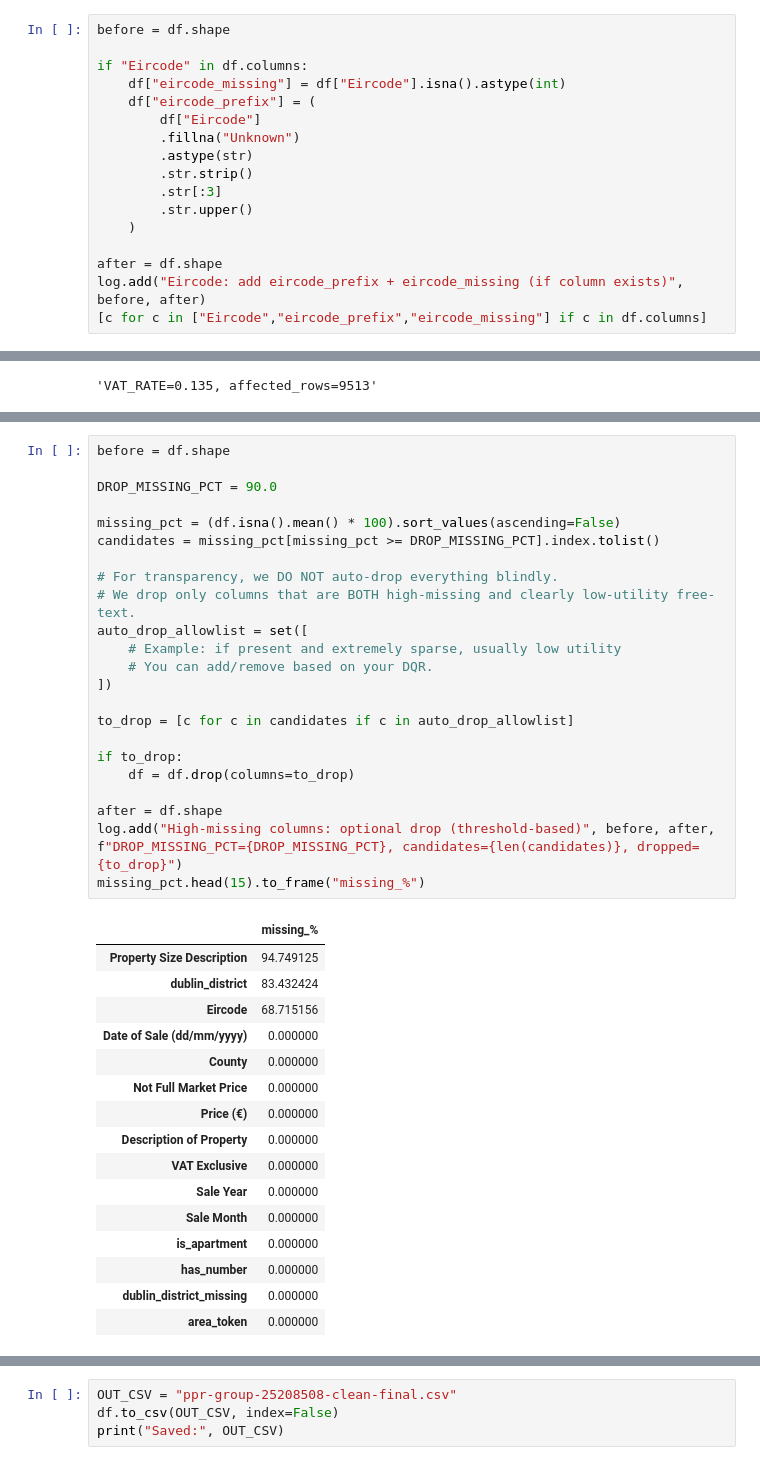
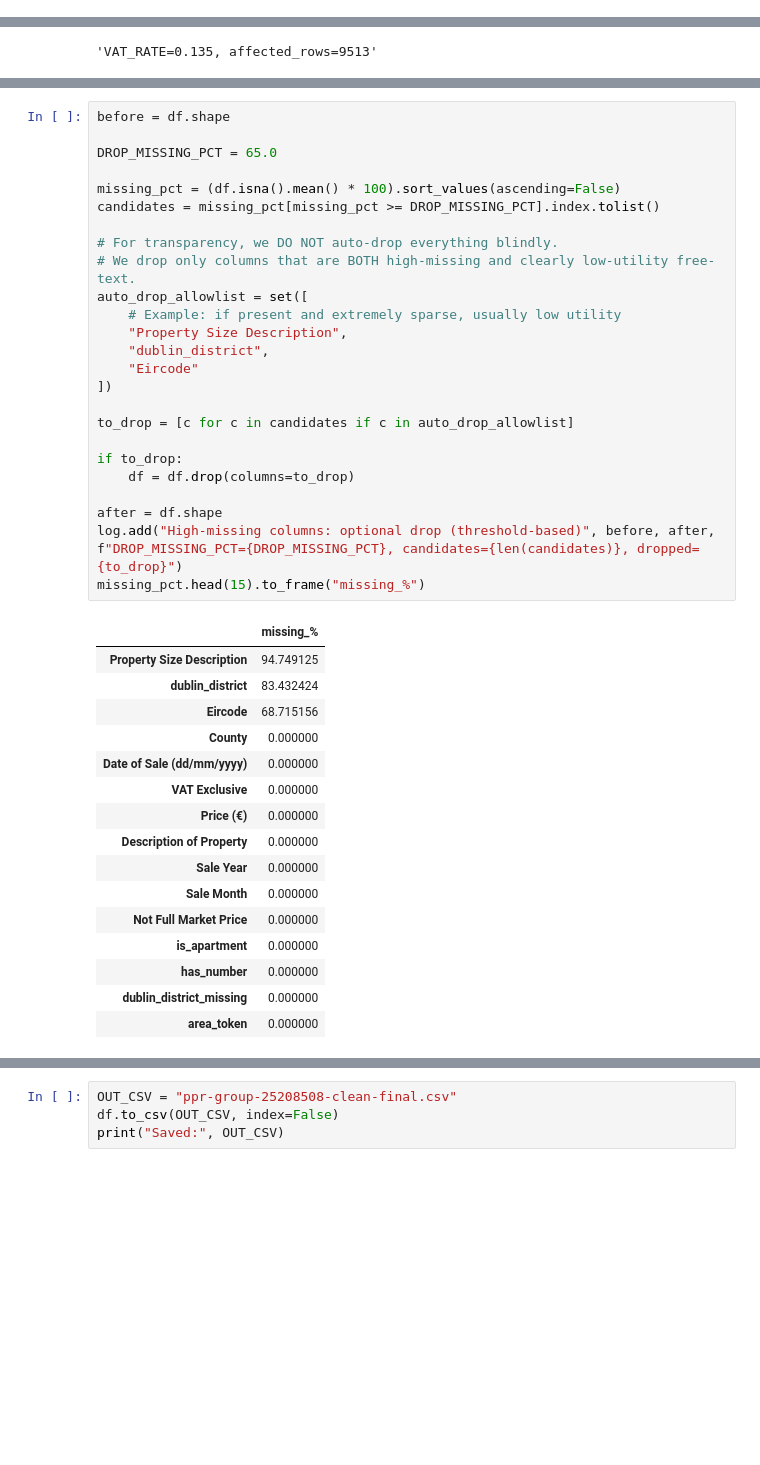
Before and after one commit to ucdda/COMP47350_DataAnalysis, a Jupyter notebook: DQP_SchemeA_Address.ipynb, the cells around one changed output, grey strips where cells are left out. Saved outputs shown, nothing was run; the diff lists cells and outputs as text; blank space fills up the shorter version.

Commit message:
drop eircode and property size description

```diff
--- a/DQP_SchemeA_Address.ipynb
+++ b/DQP_SchemeA_Address.ipynb
@@ -332,17 +323,0 @@ df.head()
-# %%
-before = df.shape
-
-if "Eircode" in df.columns:
-    df["eircode_missing"] = df["Eircode"].isna().astype(int)
-    df["eircode_prefix"] = (
-        df["Eircode"]
-        .fillna("Unknown")
-        .astype(str)
-        .str.strip()
-        .str[:3]
-        .str.upper()
-    )
-
-after = df.shape
-log.add("Eircode: add eircode_prefix + eircode_missing (if column exists)", before, after)
-[c for c in ["Eircode","eircode_prefix","eircode_missing"] if c in df.columns]
@@ -420,39 +393,41 @@ DQP 中采用“更可解释、更稳定”的策略：
 # %%
 before = df.shape
 
-DROP_MISSING_PCT = 90.0
+DROP_MISSING_PCT = 65.0
 
 missing_pct = (df.isna().mean() * 100).sort_values(ascending=False)
 candidates = missing_pct[missing_pct >= DROP_MISSING_PCT].index.tolist()
 
 # For transparency, we DO NOT auto-drop everything blindly.
 # We drop only columns that are BOTH high-missing and clearly low-utility free-text.
 auto_drop_allowlist = set([
     # Example: if present and extremely sparse, usually low utility
-    # You can add/remove based on your DQR.
+    "Property Size Description",
+    "dublin_district",
+    "Eircode"
 ])
 
 to_drop = [c for c in candidates if c in auto_drop_allowlist]
 
 if to_drop:
     df = df.drop(columns=to_drop)
 
 after = df.shape
 log.add("High-missing columns: optional drop (threshold-based)", before, after, f"DROP_MISSING_PCT={DROP_MISSING_PCT}, candidates={len(candidates)}, dropped={to_drop}")
 missing_pct.head(15).to_frame("missing_%")
 # %% [output]
 |  | missing_% |
 | Property Size Description | 94.749125 |
 | dublin_district | 83.432424 |
 | Eircode | 68.715156 |
+| County | 0.000000 |
 | Date of Sale (dd/mm/yyyy) | 0.000000 |
-| County | 0.000000 |
-| Not Full Market Price | 0.000000 |
+| VAT Exclusive | 0.000000 |
 | Price (€) | 0.000000 |
 | Description of Property | 0.000000 |
-| VAT Exclusive | 0.000000 |
 | Sale Year | 0.000000 |
 | Sale Month | 0.000000 |
+| Not Full Market Price | 0.000000 |
 | is_apartment | 0.000000 |
 | has_number | 0.000000 |
 | dublin_district_missing | 0.000000 |
```
Also changed, not shown: parts of 14 cells of this notebook, 1 other file.
